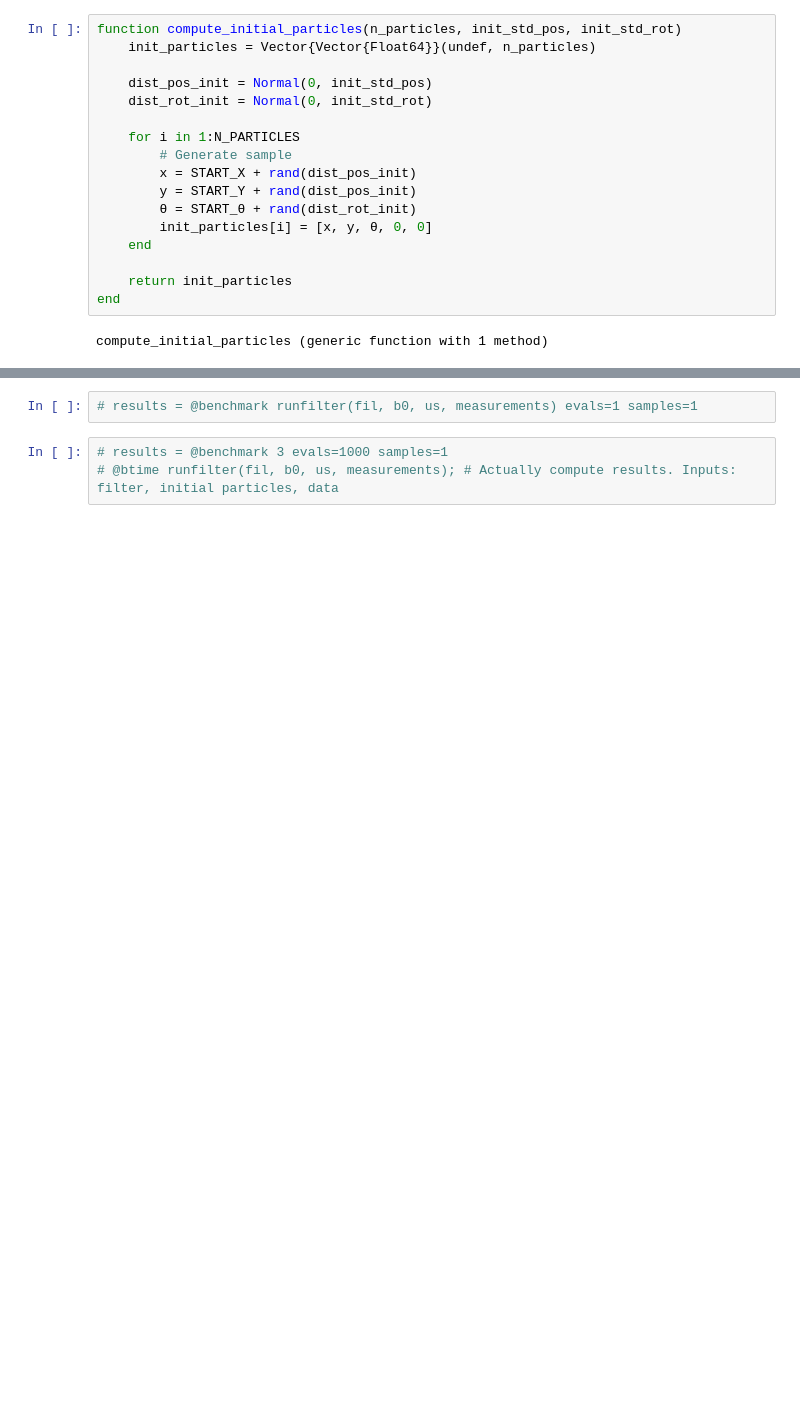
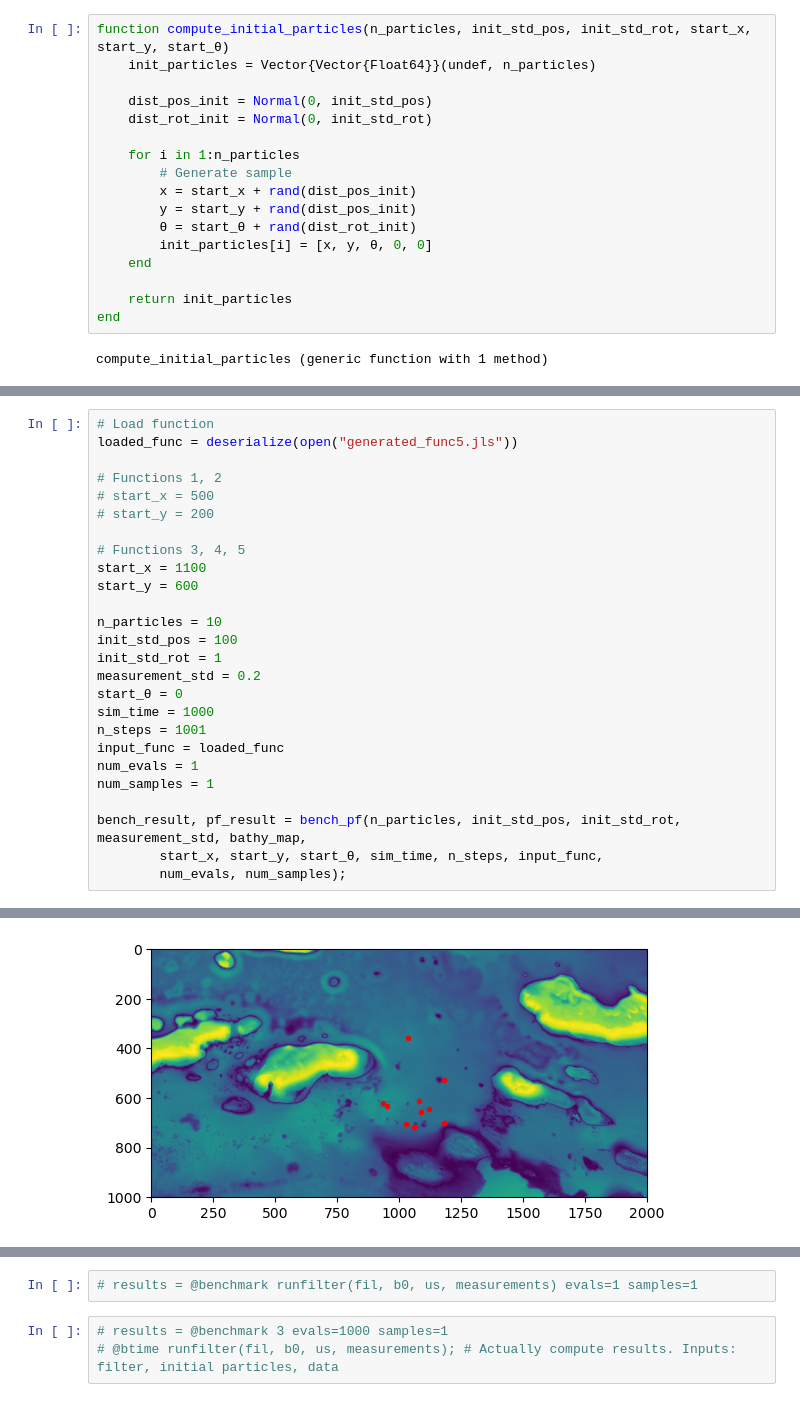
Before and after one commit to AmyPhung/GPUParticleFilter.jl, a Jupyter notebook: benchmarking.ipynb, the cells around one changed output, grey strips where cells are left out. Saved outputs shown, nothing was run; the diff lists cells and outputs as text; blank space fills up the shorter version.

```diff
--- a/benchmarking.ipynb
+++ b/benchmarking.ipynb
@@ -258,17 +242,17 @@ generate_data (generic function with 2 methods)
 # %% [markdown]
 ## ParticleFilters.jl
 # %%
-function compute_initial_particles(n_particles, init_std_pos, init_std_rot)
+function compute_initial_particles(n_particles, init_std_pos, init_std_rot, start_x, start_y, start_θ)
     init_particles = Vector{Vector{Float64}}(undef, n_particles)
 
     dist_pos_init = Normal(0, init_std_pos)
     dist_rot_init = Normal(0, init_std_rot)
 
-    for i in 1:N_PARTICLES
+    for i in 1:n_particles
         # Generate sample
-        x = START_X + rand(dist_pos_init)
-        y = START_Y + rand(dist_pos_init)
-        θ = START_θ + rand(dist_rot_init)
+        x = start_x + rand(dist_pos_init)
+        y = start_y + rand(dist_pos_init)
+        θ = start_θ + rand(dist_rot_init)
         init_particles[i] = [x, y, θ, 0, 0]
     end
 
@@ -311,0 +324,27 @@ end
+# %%
+# Load function
+loaded_func = deserialize(open("generated_func5.jls"))
+
+# Functions 1, 2
+# start_x = 500
+# start_y = 200
+
+# Functions 3, 4, 5
+start_x = 1100
+start_y = 600
+
+n_particles = 10
+init_std_pos = 100
+init_std_rot = 1
+measurement_std = 0.2
+start_θ = 0
+sim_time = 1000
+n_steps = 1001
+input_func = loaded_func
+num_evals = 1
+num_samples = 1
+
+bench_result, pf_result = bench_pf(n_particles, init_std_pos, init_std_rot, measurement_std, bathy_map,
+        start_x, start_y, start_θ, sim_time, n_steps, input_func,
+        num_evals, num_samples);
+# %% [output]
@@ -311,0 +354 @@ end
+[figure, added]
```
Also changed, not shown: parts of 51 cells of this notebook.
